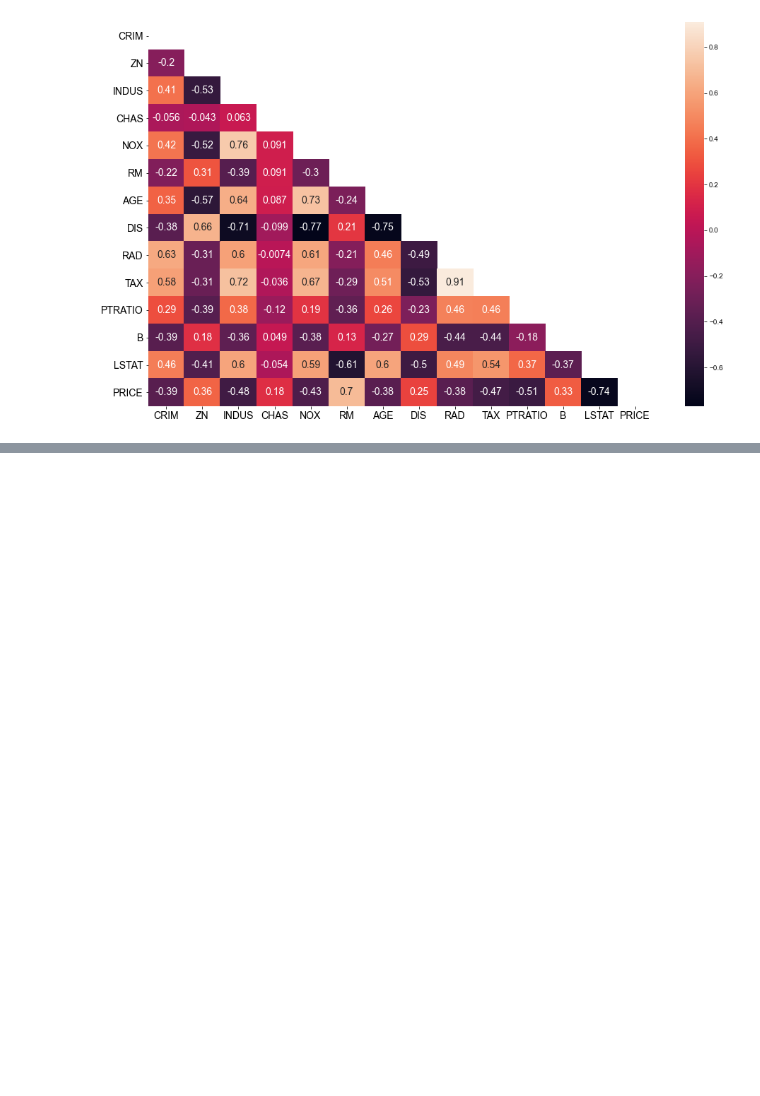
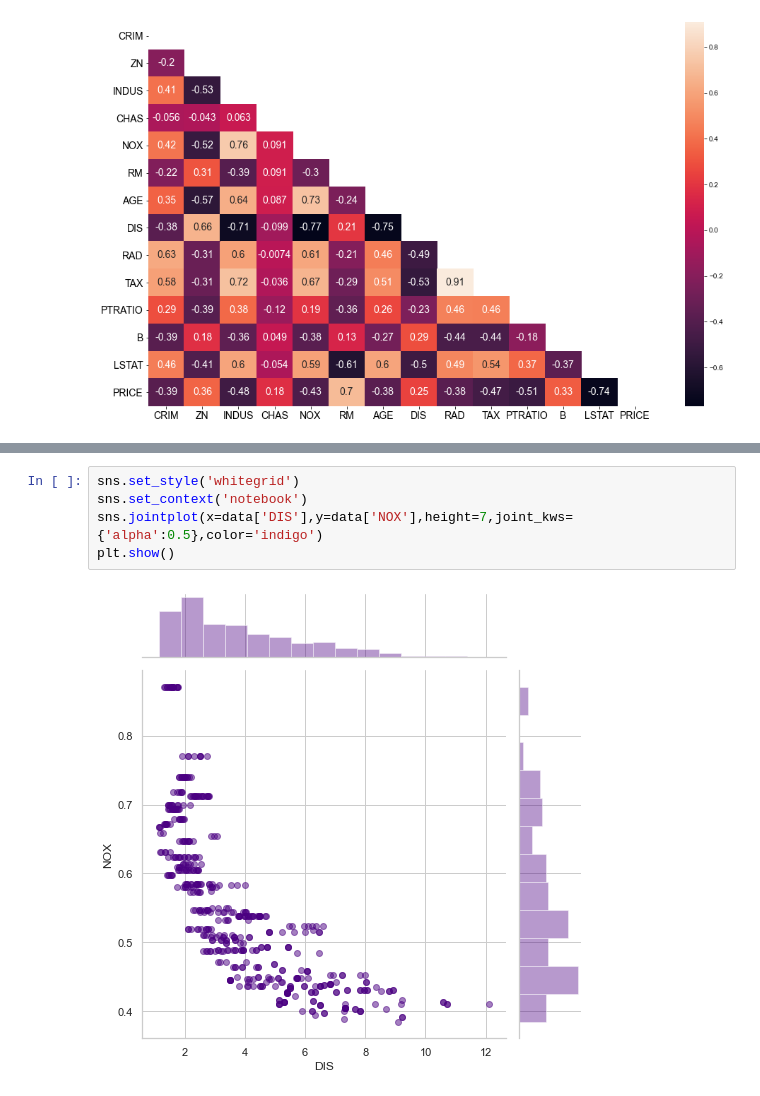
Before and after one commit to bhanuprakash9980/ML-DataScience, a Jupyter notebook: 04.MultivariateRegression.ipynb, the cells around one changed output, grey strips where cells are left out. Drawn from its saved outputs; the diff is of its cells as text; blank space fills up the shorter version.

```diff
--- a/04.MultivariateRegression.ipynb
+++ b/04.MultivariateRegression.ipynb
@@ -352,0 +364,7 @@ plt.show()
+# %%
+sns.set_style('whitegrid')
+sns.set_context('notebook')
+sns.jointplot(x=data['DIS'],y=data['NOX'],height=7,joint_kws={'alpha':0.5},color='indigo')
+plt.show()
+# %% [output]
+[figure, added]
```
Also changed, not shown: parts of 3 cells of this notebook.
